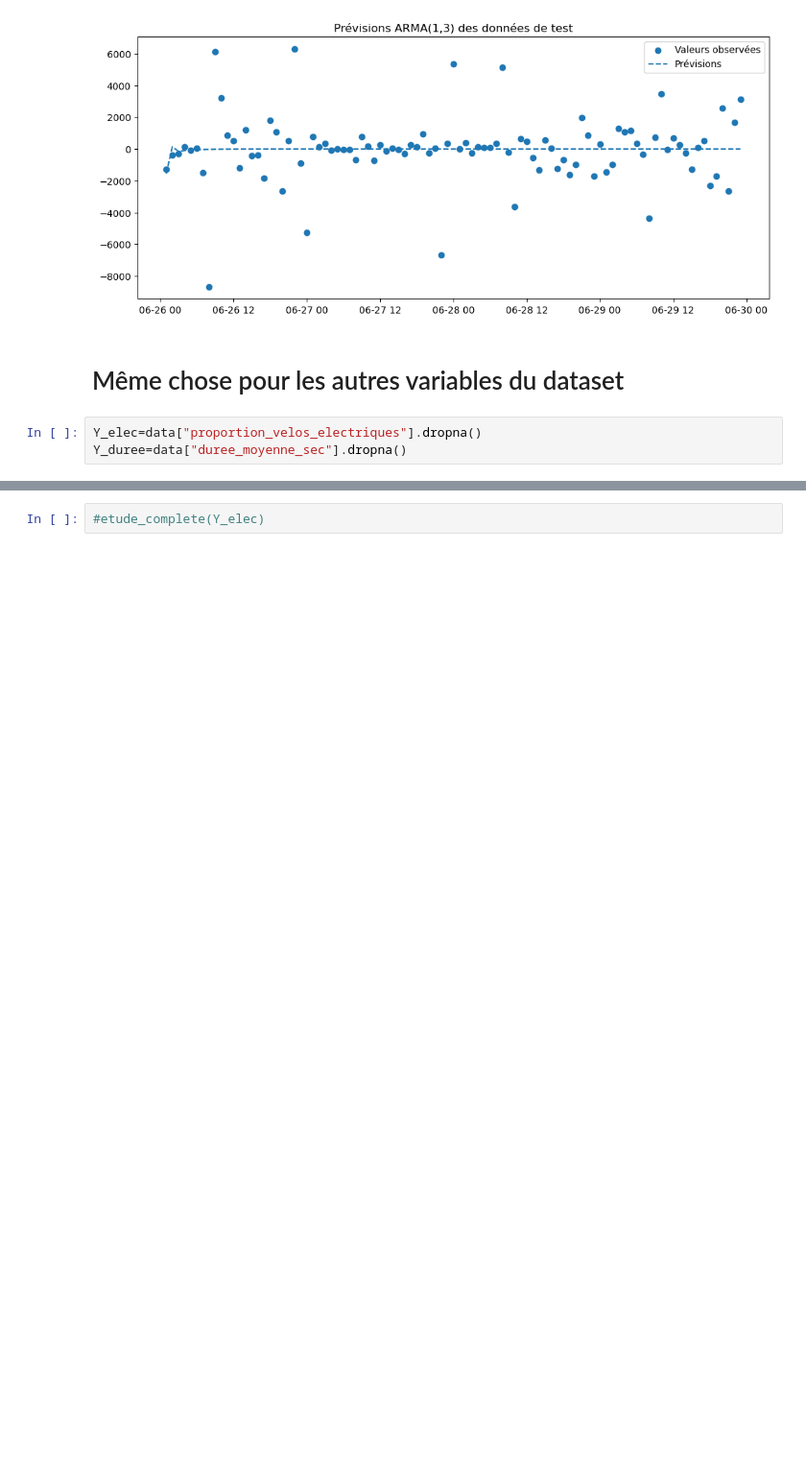
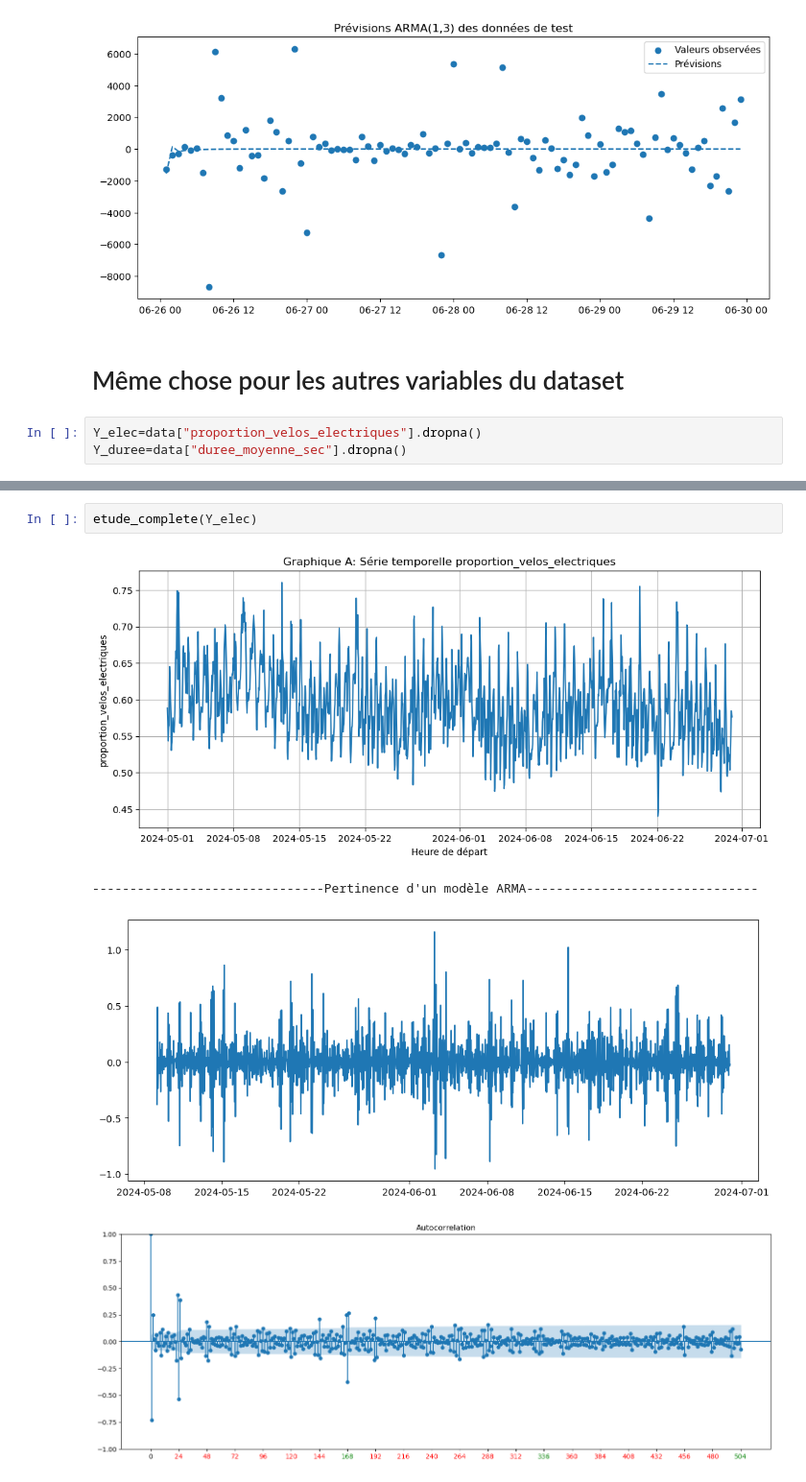
Before and after one commit to NourBouabid/serie_temporelle, a Jupyter notebook: notebook.ipynb, the cells around one changed output, grey strips where cells are left out. Shown at 96% size. Drawn from its saved outputs; the diff is of its cells as text; blank space fills up the shorter version.

```diff
--- a/notebook.ipynb
+++ b/notebook.ipynb
@@ -581,3 +582,8 @@ RMSE : 916.6622772391596
 [figure]
 # %%
-#etude_complete(Y_elec)
+etude_complete(Y_elec)
+# %% [output]
+[figure, added]
+-------------------------------Pertinence d'un modèle ARMA-------------------------------
+[figure, added]
+[figure, added]
```
Also changed, not shown: parts of 3 cells of this notebook.
